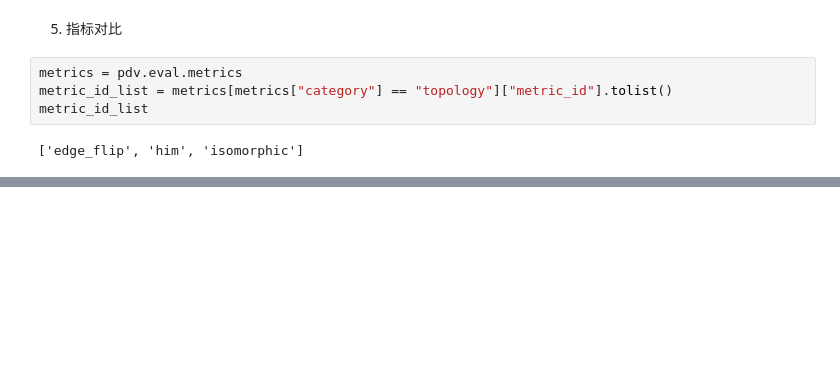
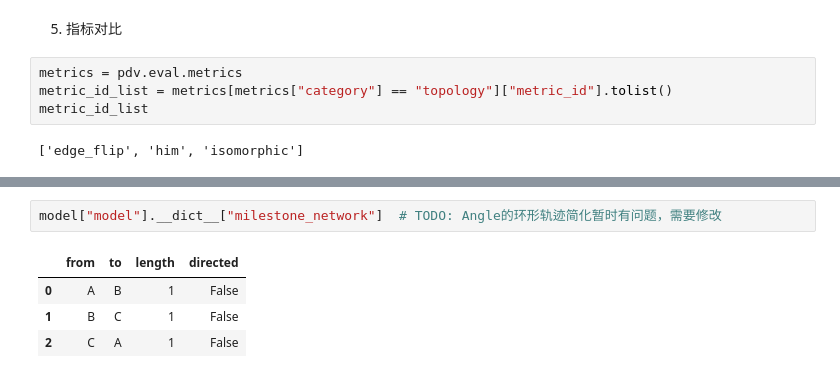
Before and after one commit to HuangDDU/PyDynverse, a Jupyter notebook: notebook/benchmark_dyntoy_bifurcating_1.ipynb, the cells around one changed output, grey strips where cells are left out. Drawn from its saved outputs; the diff is of its cells as text; blank space fills up the shorter version.

```diff
--- a/notebook/benchmark_dyntoy_bifurcating_1.ipynb
+++ b/notebook/benchmark_dyntoy_bifurcating_1.ipynb
@@ -119,0 +138,7 @@ model_metric_list
+# %%
+model["model"].__dict__["milestone_network"]  # TODO: Angle的环形轨迹简化暂时有问题，需要修改
+# %% [output]
+|  | from | to | length | directed |
+| 0 | A | B | 1 | False |
+| 1 | B | C | 1 | False |
+| 2 | C | A | 1 | False |
```
Also changed, not shown: parts of 6 cells of this notebook.
